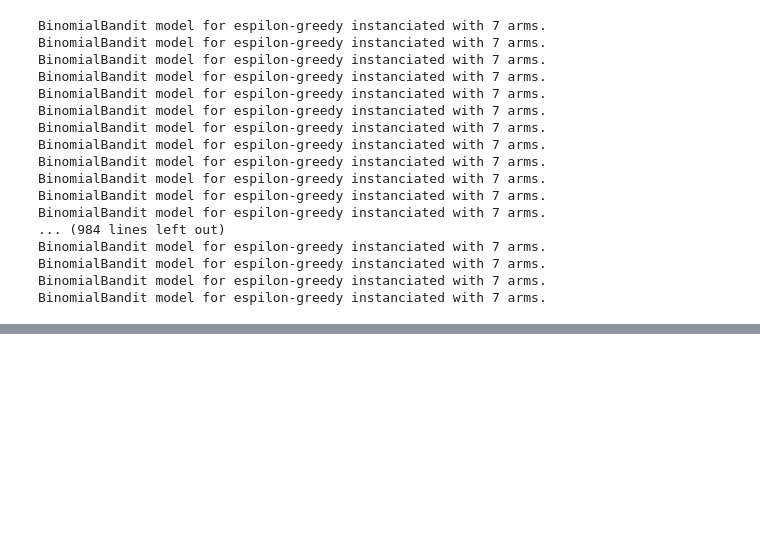
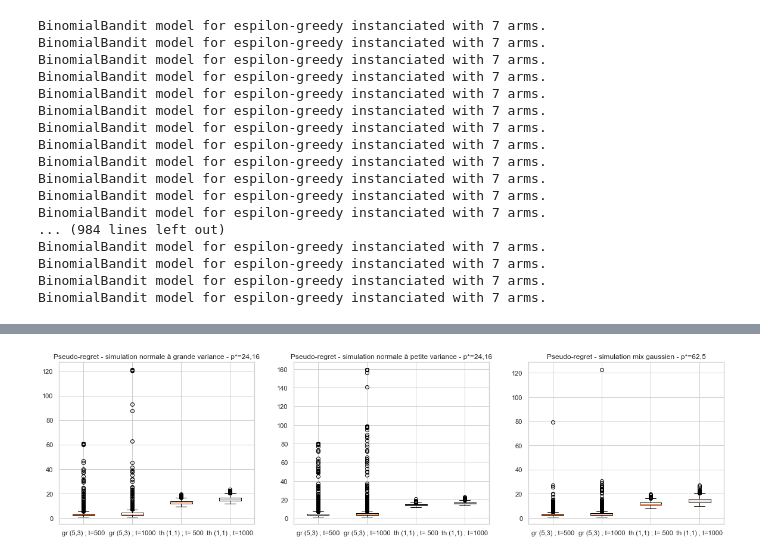
Before and after one commit to ClementineRosier/DynamicPricing, a Jupyter notebook: notebooks/191010_comparaison_soutenance.ipynb, the cells around one changed output, grey strips where cells are left out. Drawn from its saved outputs; the diff is of its cells as text; code cells hidden in the pictures; blank space fills up the shorter version.

```diff
--- a/notebooks/191010_comparaison_soutenance.ipynb
+++ b/notebooks/191010_comparaison_soutenance.ipynb
@@ -402,0 +626,35 @@ g=sns.catplot(data=data)
+# %%
+plt.rcParams["figure.figsize"] = (20,5)
+plt.subplot(1,3,1)
+BoxName = ['gr (5,3) ; t=500','gr (5,3) ; t=1000','th (1,1) ; t= 500','th (1,1) ; t=1000']
+data = [regret_e_nl_v,regret_e_nl,regret_t_nl_v,regret_t_nl]
+plt.boxplot(data)
+plt.title('Pseudo-regret - simulation normale à grande variance - p*=24,16')
+#plt.axhline(y=24.16,c='grey',linestyle='dashed')
+#plt.ylim(0,122)
+pylab.xticks([1,2,3,4], BoxName)
+
+plt.subplot(1,3,2)
+BoxName = ['gr (5,3) ; t=500','gr (5,3) ; t=1000','th (1,1) ; t= 500','th (1,1) ; t=1000']
+#plt.rcParams["figure.figsize"] = (10,5)
+data = [regret_e_ns_v,regret_e_ns,regret_t_ns_v,regret_t_ns]
+plt.boxplot(data)
+plt.title('Pseudo-regret - simulation normale à petite variance - p*=24,16')
+#plt.axhline(y=24.16,c='grey',linestyle='dashed')
+#plt.ylim(0,122)
+pylab.xticks([1,2,3,4], BoxName)
+
+plt.subplot(1,3,3)
+BoxName = ['gr (5,3) ; t=500','gr (5,3) ; t=1000','th (1,1) ; t= 500','th (1,1) ; t=1000']
+#plt.rcParams["figure.figsize"] = (10,5)
+data = [regret_e_m_v,regret_e_m,regret_t_m_v,regret_t_m]
+plt.boxplot(data)
+plt.title('Pseudo-regret - simulation mix gaussien - p*=62,5')
+#plt.axhline(y=62.5,c='grey',linestyle='dashed')
+#plt.ylim(0,122)
+pylab.xticks([1,2,3,4], BoxName)
+
+plt.savefig('MultipleBoxPlot_regret_comp.png')
+plt.show()
+# %% [output]
+[figure, added]
```
Also changed, not shown: parts of 21 cells of this notebook, 15 other files.
